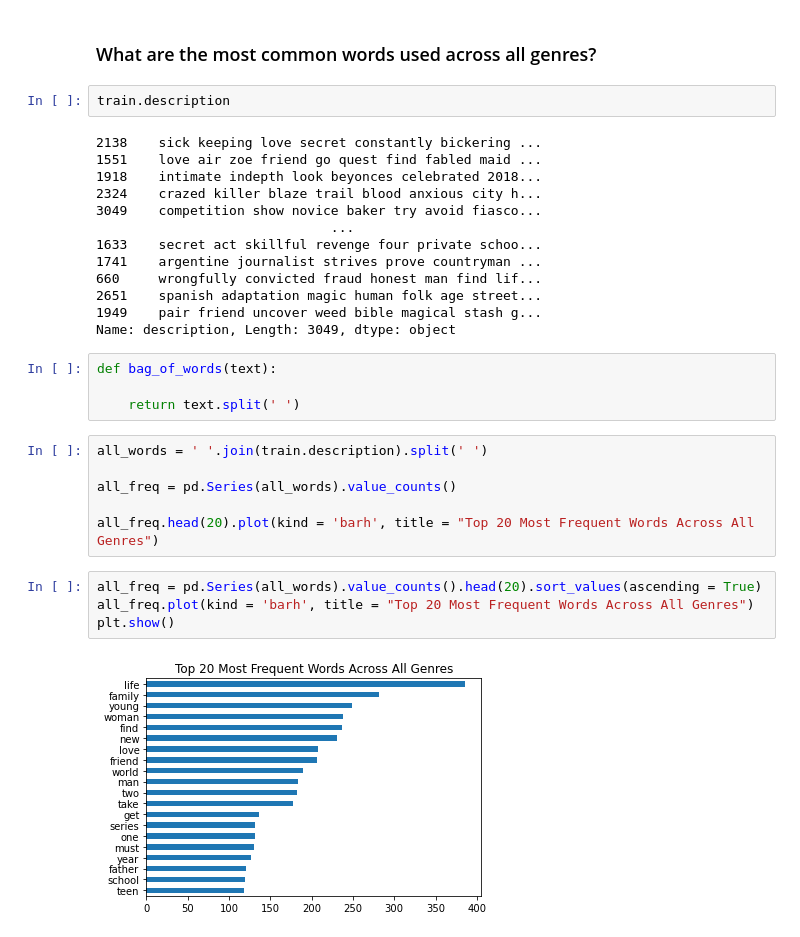
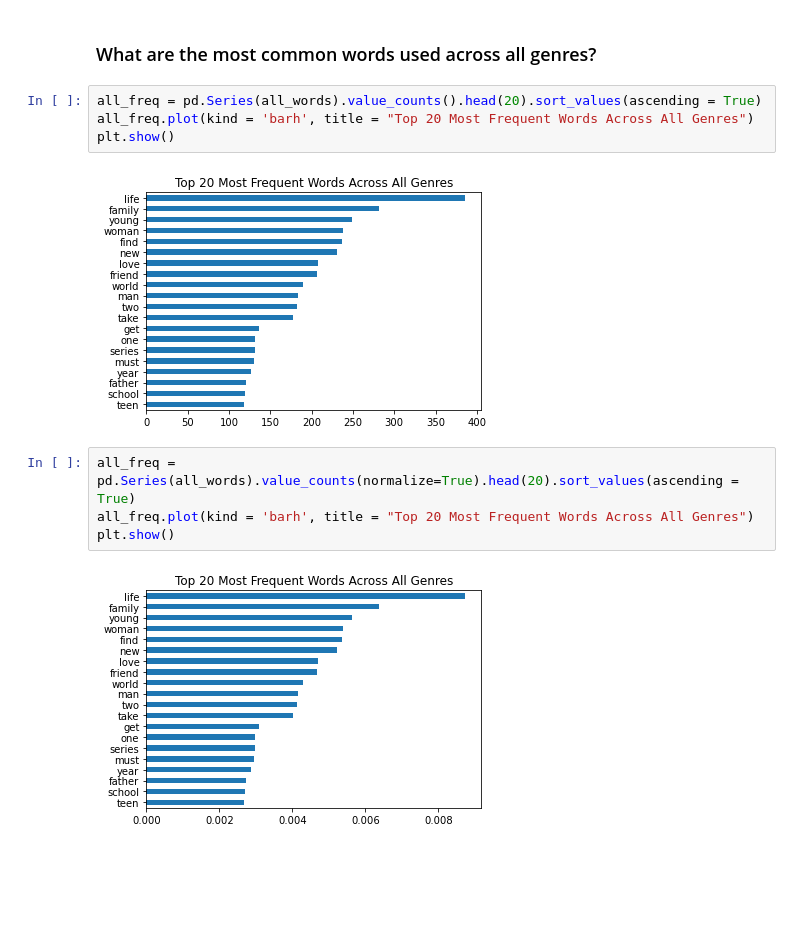
Before and after one commit to Johndsalas/guess_the_genre_netflix, a Jupyter notebook: Main.ipynb, the cells around one changed output. Saved outputs shown, nothing was run; the diff lists cells and outputs as text; blank space fills up the shorter version.

```diff
--- a/Main.ipynb
+++ b/Main.ipynb
@@ -103,34 +108,15 @@ plt.show()
 * The top three genres represent over 40% of the data
 # %% [markdown]
 ### What are the most common words used across all genres?
-# %%
-train.description
-# %% [output]
-2138    sick keeping love secret constantly bickering ...
-1551    love air zoe friend go quest find fabled maid ...
-1918    intimate indepth look beyonces celebrated 2018...
-2324    crazed killer blaze trail blood anxious city h...
-3049    competition show novice baker try avoid fiasco...
-                              ...
-1633    secret act skillful revenge four private schoo...
-1741    argentine journalist strives prove countryman ...
-660     wrongfully convicted fraud honest man find lif...
-2651    spanish adaptation magic human folk age street...
-1949    pair friend uncover weed bible magical stash g...
-Name: description, Length: 3049, dtype: object
-# %%
-def bag_of_words(text):
-
-    return text.split(' ')
-# %%
-all_words = ' '.join(train.description).split(' ')
-
-all_freq = pd.Series(all_words).value_counts()
-
-all_freq.head(20).plot(kind = 'barh', title = "Top 20 Most Frequent Words Across All Genres")
 # %%
 all_freq = pd.Series(all_words).value_counts().head(20).sort_values(ascending = True)
 all_freq.plot(kind = 'barh', title = "Top 20 Most Frequent Words Across All Genres")
 plt.show()
 # %% [output]
-[figure, old version]
+[figure, new version]
+# %%
+all_freq = pd.Series(all_words).value_counts(normalize=True).head(20).sort_values(ascending = True)
+all_freq.plot(kind = 'barh', title = "Top 20 Most Frequent Words Across All Genres")
+plt.show()
+# %% [output]
+[figure, added]
```
Also changed, not shown: parts of 8 cells of this notebook.
